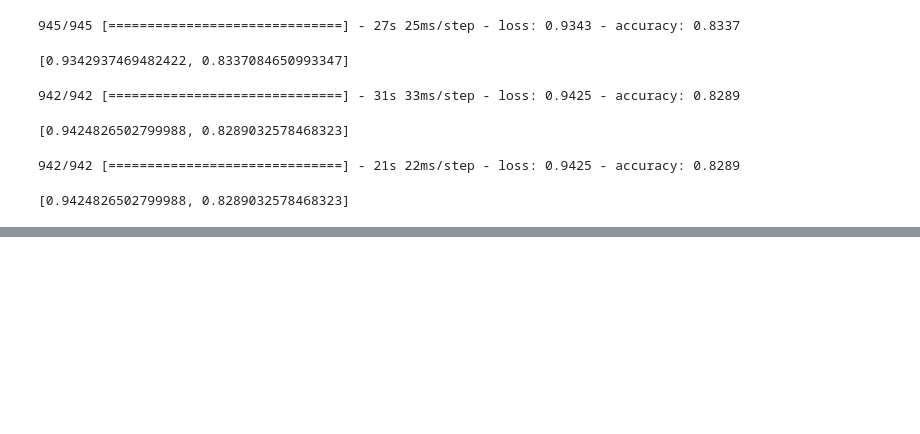
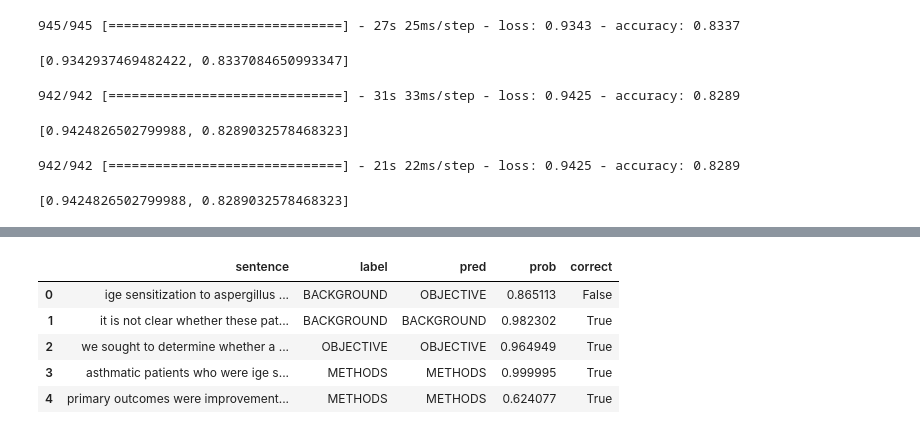
Before and after one commit to PengJuan-AI/TensorFlow_Study, a Jupyter notebook: 09_SkimLit_nlp_milestone_project.ipynb, the cells around one changed output, grey strips where cells are left out. Drawn from its saved outputs; the diff is of its cells as text; code cells hidden in the pictures; blank space fills up the shorter version.

```diff
--- a/09_SkimLit_nlp_milestone_project.ipynb
+++ b/09_SkimLit_nlp_milestone_project.ipynb
@@ -1697,0 +1750,10 @@ model_5.evaluate(test_char_token_pos_dataset)
+# %%
+df["correct"] = df["label"] == df["pred"]
+df.head()
+# %% [output]
+|  | sentence | label | pred | prob | correct |
+| 0 | ige sensitization to aspergillus ... | BACKGROUND | OBJECTIVE | 0.865113 | False |
+| 1 | it is not clear whether these pat... | BACKGROUND | BACKGROUND | 0.982302 | True |
+| 2 | we sought to determine whether a ... | OBJECTIVE | OBJECTIVE | 0.964949 | True |
+| 3 | asthmatic patients who were ige s... | METHODS | METHODS | 0.999995 | True |
+| 4 | primary outcomes were improvement... | METHODS | METHODS | 0.624077 | True |
```
Also changed, not shown: parts of 22 cells of this notebook.
